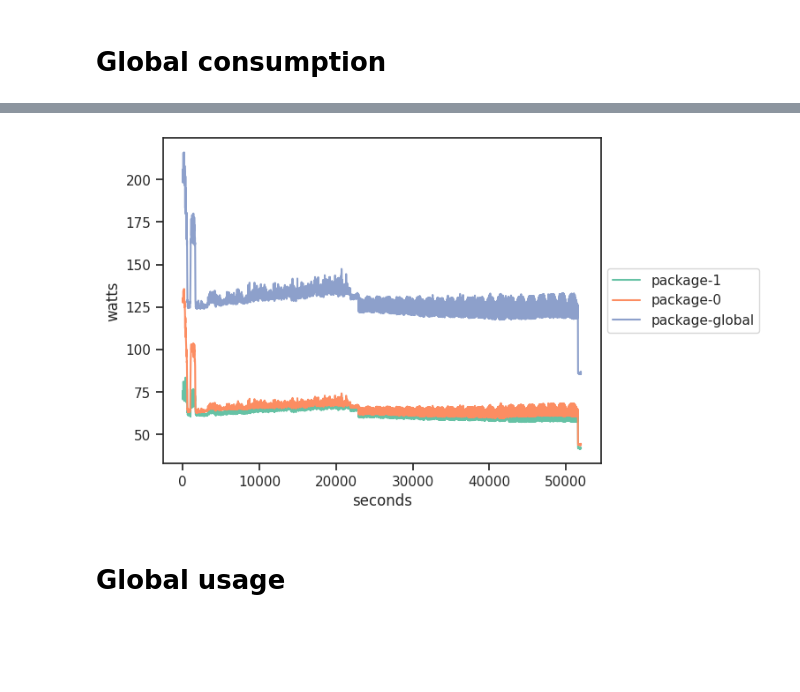
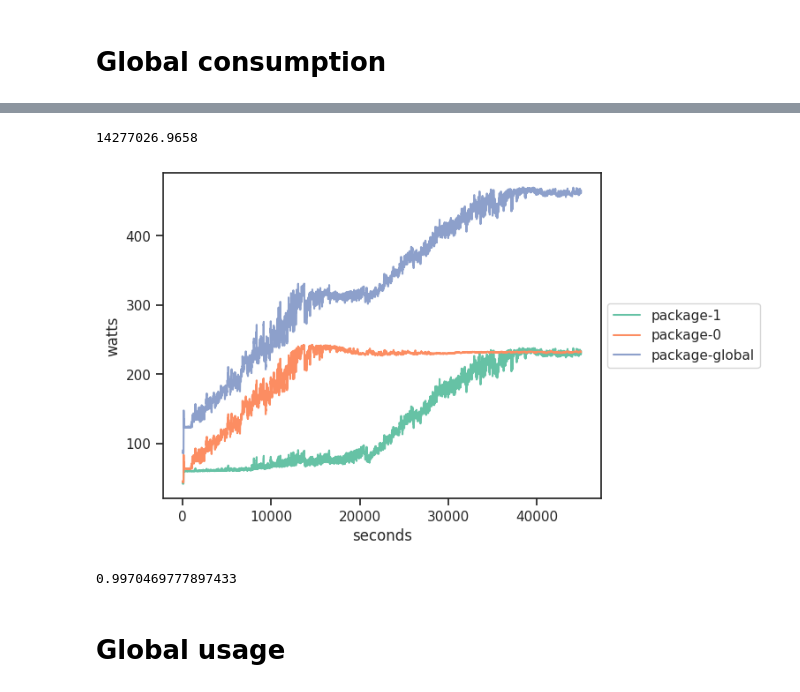
Before and after one commit to jacquetpi/rapl-reader, a Jupyter notebook: investig-consumption.ipynb, the cells around one changed output, grey strips where cells are left out. Saved outputs shown, nothing was run; the diff lists cells and outputs as text; code cells hidden in the pictures; blank space fills up the shorter version.

```diff
--- a/investig-consumption.ipynb
+++ b/investig-consumption.ipynb
@@ -5,7 +5,8 @@ import numpy as np
 import matplotlib.pyplot as plt
 import seaborn as sns
 # %%
-dataset = pd.read_csv('/usr/local/src/rapl-reader/measures/consumption-20230714-setup.csv')
+dataset = pd.read_csv('/usr/local/src/rapl-reader/measures/consumption-20230717-oc3-fixed.csv')
+dataset = dataset.drop(dataset[dataset['timestamp'] > 45000].index)
 domains_unique = dataset['domain'].unique()
 for domain in domains_unique: print(domain)
 # %% [output]
@@ -26,3 +36,13 @@ cpu%_package-0
 package_domains_watt = list()
 for domain in domains_unique:
     if domain.startswith('package-'): package_domains_watt.append(domain)
+# %%
+sns.set_theme(style="ticks")
+palette = sns.color_palette("Set2", len(package_domains_watt))
+ax = sns.lineplot(data=dataset.loc[dataset['domain'].isin(package_domains_watt)], x='timestamp', y='measure', hue='domain', palette=palette)
+ax.legend(loc='center left', bbox_to_anchor=(1, 0.5))
+g = ax.set(xlabel='seconds', ylabel='watts')
+
+x = dataset.loc[dataset['domain'] == 'package-global']
+joule1 = x['measure'].sum()*10
+print(joule1)
@@ -29,11 +52,20 @@ for domain in domains_unique:
 # %%
 sns.set_theme(style="ticks")
 palette = sns.color_palette("Set2", len(package_domains_watt))
 ax = sns.lineplot(data=dataset.loc[dataset['domain'].isin(package_domains_watt)], x='timestamp', y='measure', hue='domain', palette=palette)
 ax.legend(loc='center left', bbox_to_anchor=(1, 0.5))
 g = ax.set(xlabel='seconds', ylabel='watts')
+
+x = dataset.loc[dataset['domain'] == 'package-global']
+joule2 = x['measure'].sum()*10
+print(joule2)
 # %% [output]
+14277026.9658
-[figure, old version]
+[figure, new version]
+# %%
+print(joule2/joule1)
+# %% [output]
+0.9970469777897433
 # %% [markdown]
 # Global usage
 # %% [markdown]
```
Also changed, not shown: parts of 16 cells of this notebook, 1 other file.
